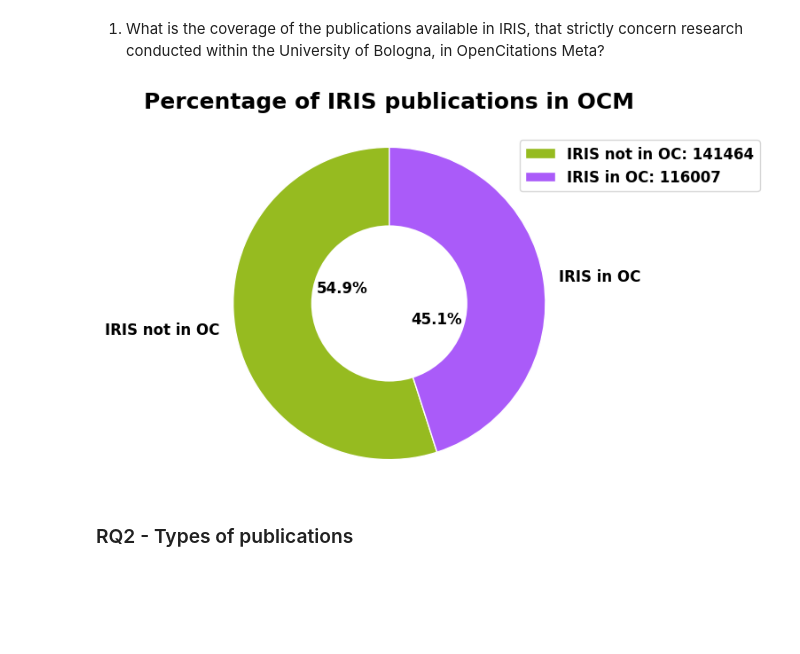
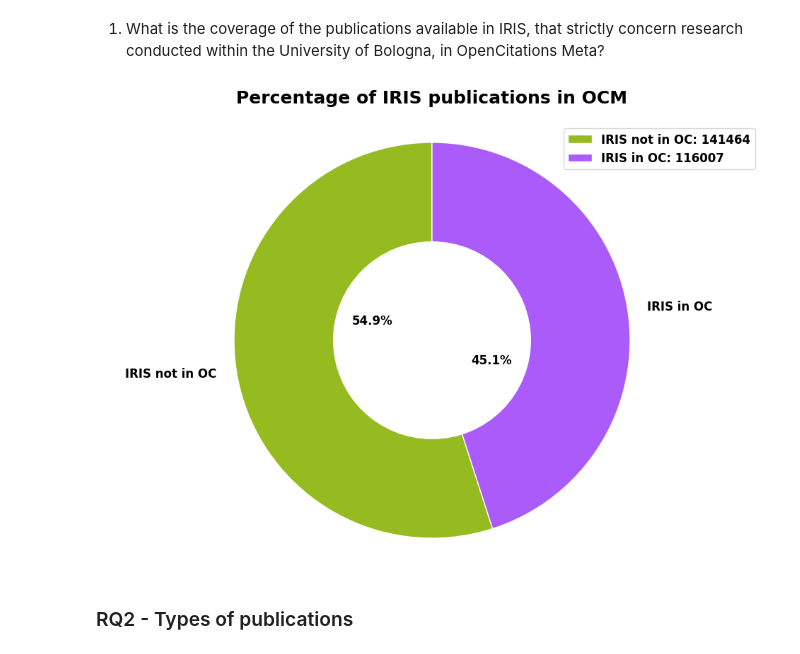
Before and after one commit to open-sci/2023-2024-atreides-code, a Jupyter notebook: data_visualization.ipynb, the cells around one changed output. Drawn from its saved outputs; the diff is of its cells as text; code cells hidden in the pictures; blank space fills up the shorter version.

```diff
--- a/data_visualization.ipynb
+++ b/data_visualization.ipynb
@@ -137,36 +137,36 @@ font_properties = {'weight': 'bold', 'size': 12}
 title_font_properties = {'weight': 'bold', 'size': 18}
 
 # Creating the plot
-fig, ax = plt.subplots(figsize=(5, 5))
+fig, ax = plt.subplots(figsize=(12, 8))
 pie = ax.pie([iris_not_in_meta, iris_in_meta], labels=labels, autopct='%1.1f%%', colors=colors, startangle=90,
              wedgeprops={'edgecolor': 'white'}, textprops=font_properties)
 
 
 center_circle = plt.Circle((0, 0), 0.50, fc='white')
 fig.gca().add_artist(center_circle)
 
 for text in pie[2]:
     text.set_horizontalalignment('center')
     text.set_position((0, 0))
 
 pie[2][0].set_position((-0.3, 0.1))
 pie[2][1].set_position((0.3, -0.1))
 
 
 ax.axis('equal')
 
 plt.title('Percentage of IRIS publications in OCM', fontdict=title_font_properties, pad=20)
 
 # Adding legend
 legend_labels = [f'{labels[0]}: {iris_not_in_meta}', f'{labels[1]}: {iris_in_meta}']
-ax.legend(legend_labels, loc='upper right', bbox_to_anchor=(1.6, 1), prop=font_properties)
+ax.legend(legend_labels, loc='upper right', bbox_to_anchor=(1, 1), prop=font_properties)
 
 plt.savefig('IRIS_in_Meta.png', dpi=600)
 
 # Show the plot
 plt.show()
 # %% [output]
-[figure, old version]
+[figure, new version]
 # %% [markdown]
 ### RQ2 - Types of publications
 # %% [markdown]
```
Also changed, not shown: parts of 1 cell of this notebook.
